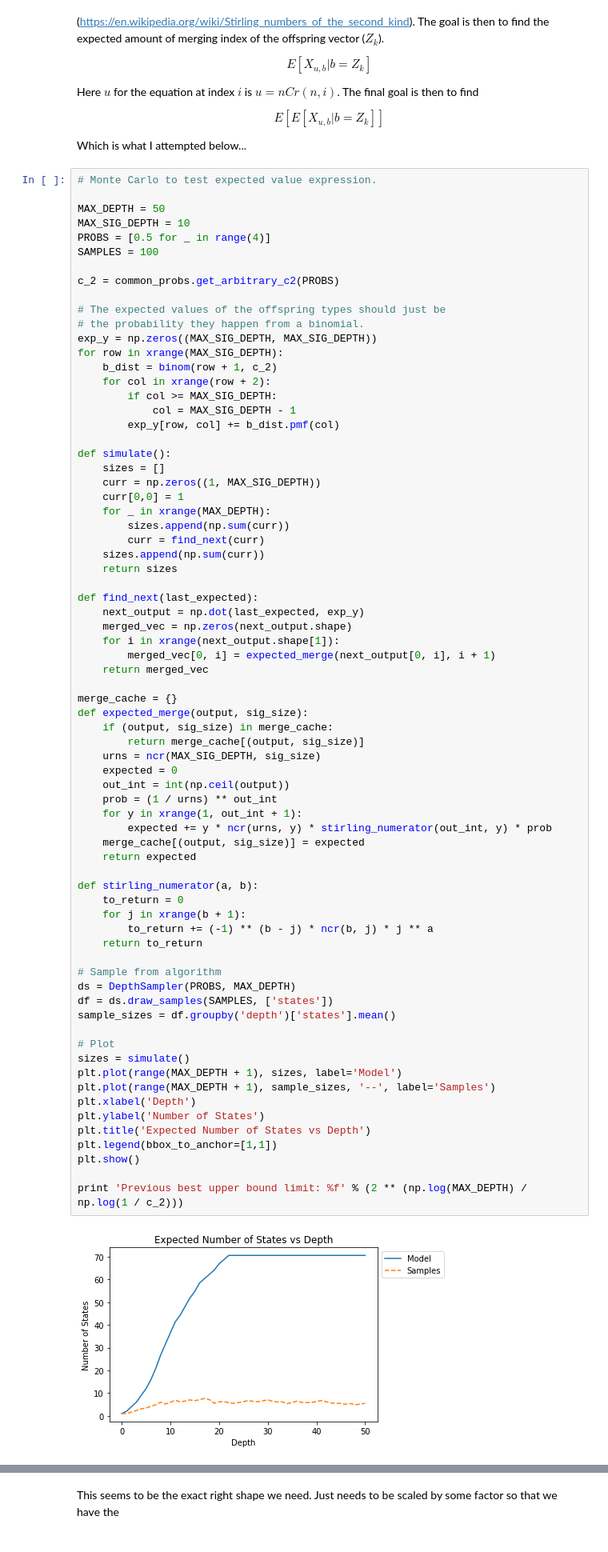
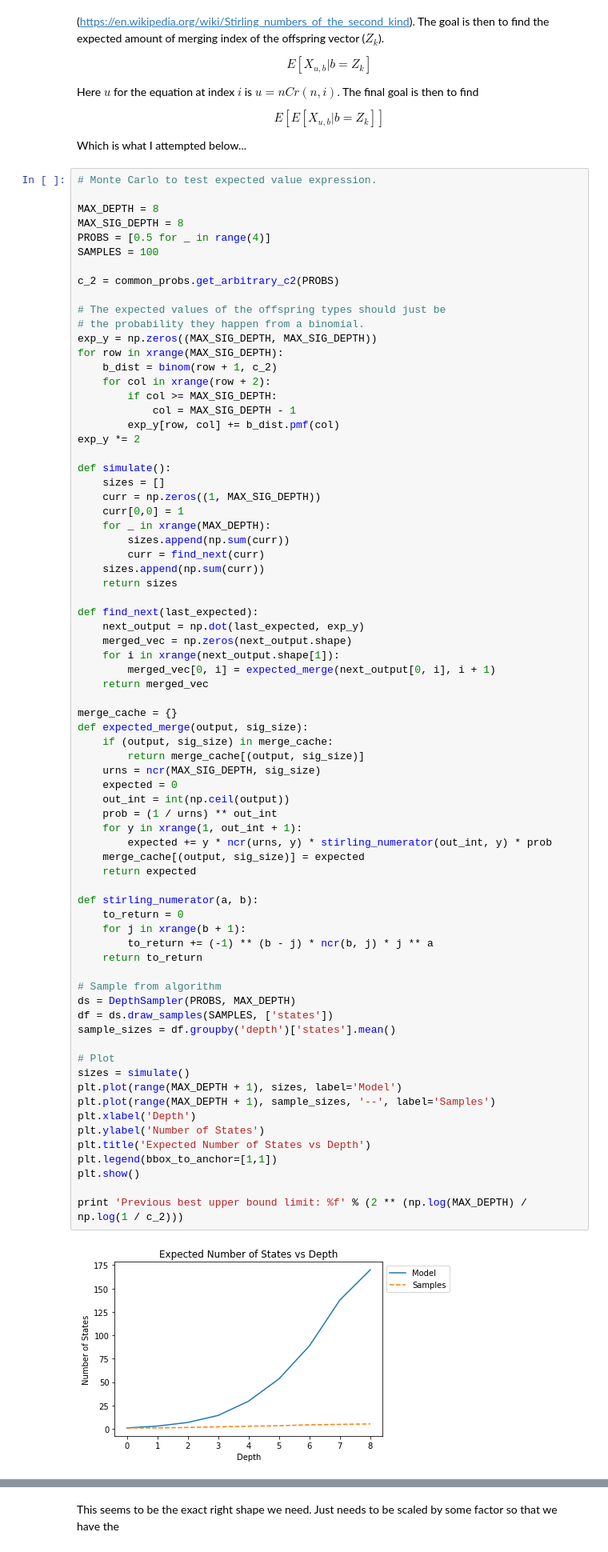
Before and after one commit to IanChar/AutomataGrowth, a Jupyter notebook: notebooks/October30_2017_MultitypeBranching.ipynb, the cells around one changed output, grey strips where cells are left out. Shown: that part at 80% size. Cells and saved outputs as stored; diff of their text form.

```diff
--- a/notebooks/October30_2017_MultitypeBranching.ipynb
+++ b/notebooks/October30_2017_MultitypeBranching.ipynb
@@ -64,8 +64,8 @@ Which is what I attempted below...
 # %%
 # Monte Carlo to test expected value expression.
 
-MAX_DEPTH = 50
-MAX_SIG_DEPTH = 10
+MAX_DEPTH = 8
+MAX_SIG_DEPTH = 8
 PROBS = [0.5 for _ in range(4)]
 SAMPLES = 100
 
@@ -80,6 +80,7 @@ for row in xrange(MAX_SIG_DEPTH):
         if col >= MAX_SIG_DEPTH:
             col = MAX_SIG_DEPTH - 1
         exp_y[row, col] += b_dist.pmf(col)
+exp_y *= 2
 
 def simulate():
     sizes = []
@@ -107,31 +108,31 @@ def expected_merge(output, sig_size):
     out_int = int(np.ceil(output))
     prob = (1 / urns) ** out_int
     for y in xrange(1, out_int + 1):
         expected += y * ncr(urns, y) * stirling_numerator(out_int, y) * prob
     merge_cache[(output, sig_size)] = expected
     return expected
 
 def stirling_numerator(a, b):
     to_return = 0
     for j in xrange(b + 1):
         to_return += (-1) ** (b - j) * ncr(b, j) * j ** a
     return to_return
 
 # Sample from algorithm
 ds = DepthSampler(PROBS, MAX_DEPTH)
 df = ds.draw_samples(SAMPLES, ['states'])
 sample_sizes = df.groupby('depth')['states'].mean()
 
 # Plot
 sizes = simulate()
 plt.plot(range(MAX_DEPTH + 1), sizes, label='Model')
 plt.plot(range(MAX_DEPTH + 1), sample_sizes, '--', label='Samples')
 plt.xlabel('Depth')
 plt.ylabel('Number of States')
 plt.title('Expected Number of States vs Depth')
 plt.legend(bbox_to_anchor=[1,1])
 plt.show()
 
 print 'Previous best upper bound limit: %f' % (2 ** (np.log(MAX_DEPTH) / np.log(1 / c_2)))
 # %% [output]
-[figure, old version]
+[figure, new version]
```
Also changed, not shown: parts of 2 cells of this notebook, 8 other files.
